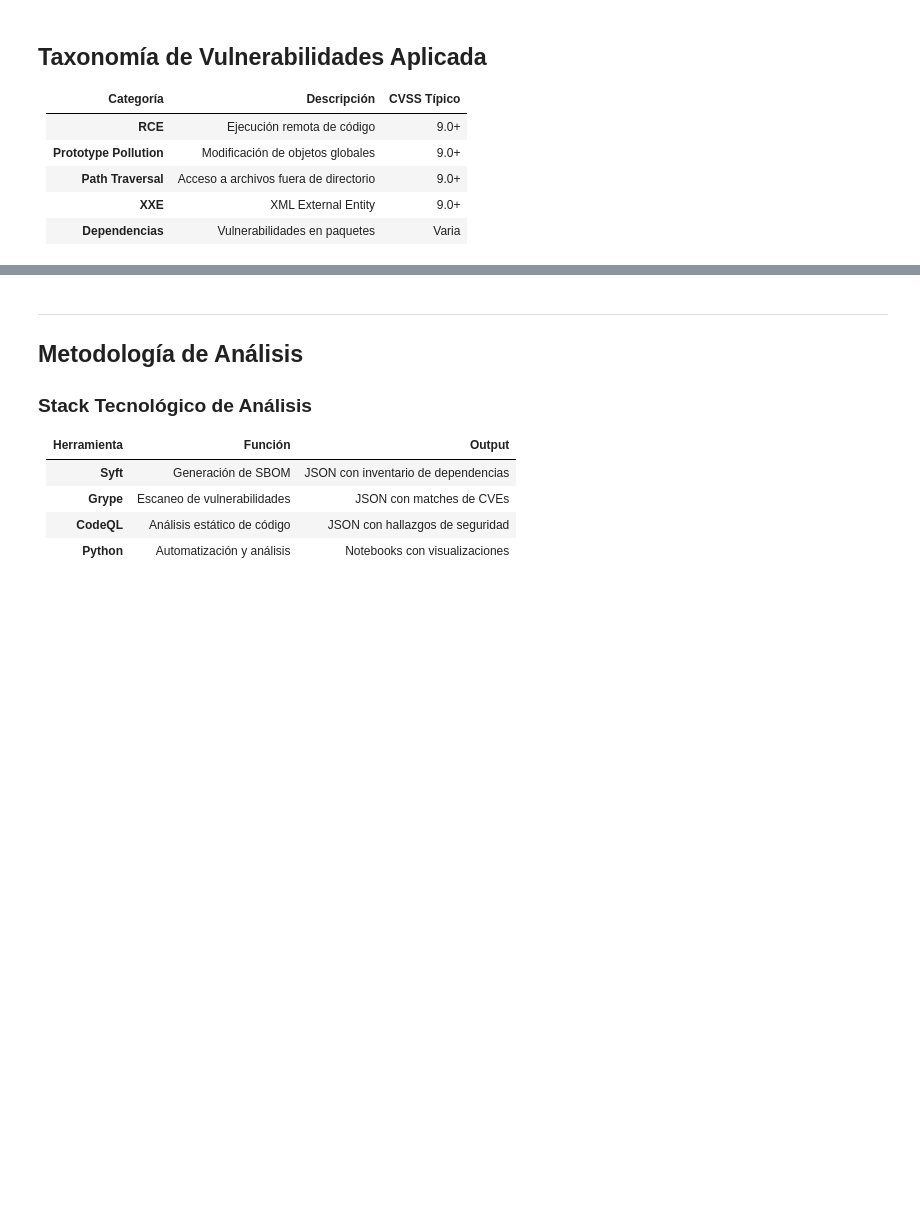
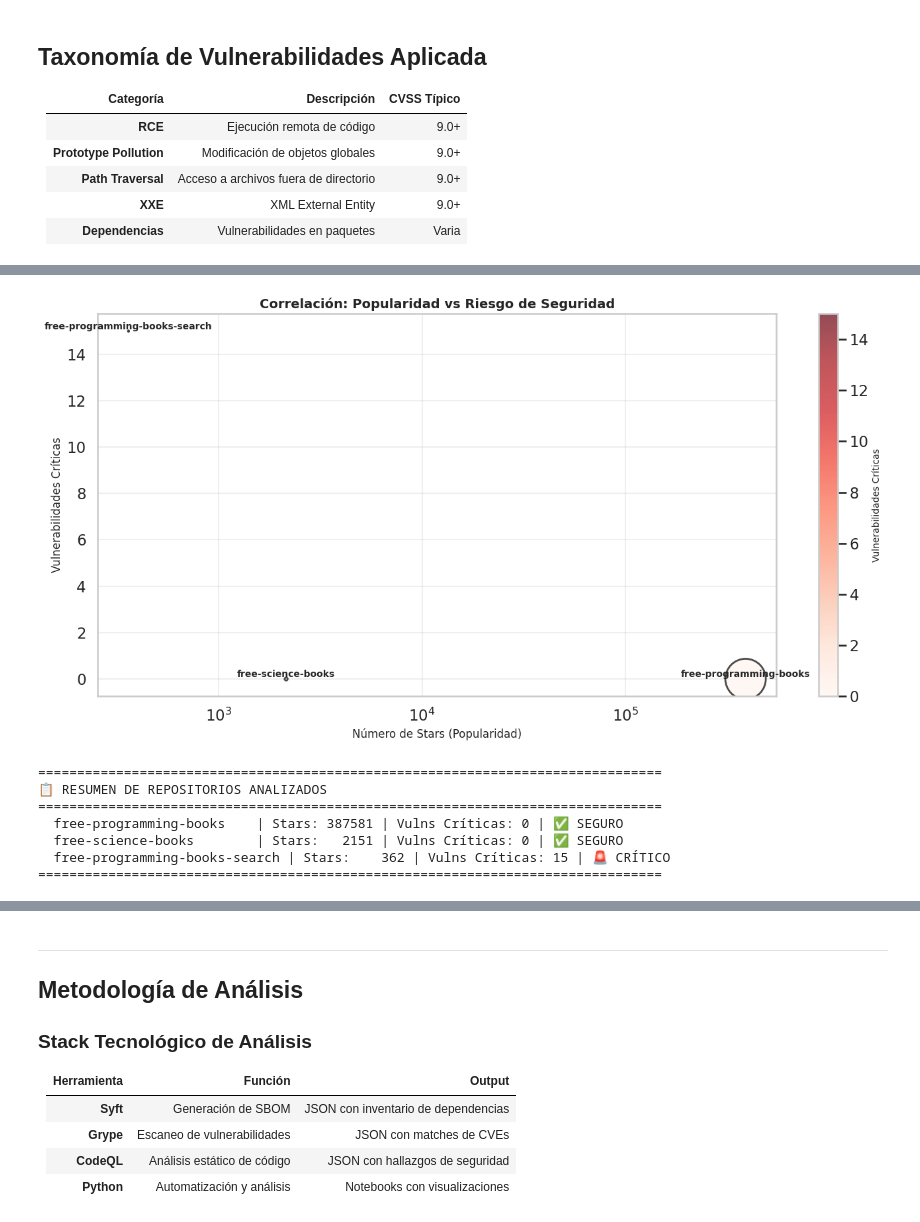
Before and after one commit to JoacoArriagada/ICC610-Proyecto, a Jupyter notebook: analyzer/analisis_vulnerabilidades.ipynb, the cells around one changed output, grey strips where cells are left out. Saved outputs shown, nothing was run; the diff lists cells and outputs as text; code cells hidden in the pictures; blank space fills up the shorter version.

```diff
--- a/analyzer/analisis_vulnerabilidades.ipynb
+++ b/analyzer/analisis_vulnerabilidades.ipynb
@@ -161,34 +189,43 @@ if REPOS_FILE.exists():
             row['name'],
             (row['stargazers_count'], row['Vulnerabilidades Críticas']),
             fontsize=10,
             ha='center',
             va='bottom',
             fontweight='bold'
         )
 
     ax.set_xlabel('Número de Stars (Popularidad)', fontsize=12)
     ax.set_ylabel('Vulnerabilidades Críticas', fontsize=12)
-    ax.set_title('🔗 Correlación: Popularidad vs Riesgo de Seguridad', fontsize=14, fontweight='bold')
+    ax.set_title('Correlación: Popularidad vs Riesgo de Seguridad', fontsize=14, fontweight='bold')
     ax.set_xscale('log')
     ax.grid(True, alpha=0.3)
 
     # Colorbar
     cbar = plt.colorbar(scatter)
     cbar.set_label('Vulnerabilidades Críticas', fontsize=10)
 
     plt.tight_layout()
     plt.show()
 
     # Mostrar tabla resumen
     print("\n" + "="*80)
     print("📋 RESUMEN DE REPOSITORIOS ANALIZADOS")
     print("="*80)
     for _, row in df_repos.iterrows():
         estado = "🚨 CRÍTICO" if row['Vulnerabilidades Críticas'] > 0 else "✅ SEGURO"
         print(f"  {row['name']:25} | Stars: {row['stargazers_count']:6} | Vulns Críticas: {row['Vulnerabilidades Críticas']} | {estado}")
     print("="*80)
 else:
     print("⚠️ No se encontró repos_activos.json")
+# %% [output]
+[figure, added]
+================================================================================
+📋 RESUMEN DE REPOSITORIOS ANALIZADOS
+================================================================================
+  free-programming-books    | Stars: 387581 | Vulns Críticas: 0 | ✅ SEGURO
+  free-science-books        | Stars:   2151 | Vulns Críticas: 0 | ✅ SEGURO
+  free-programming-books-search | Stars:    362 | Vulns Críticas: 15 | 🚨 CRÍTICO
+================================================================================
 # %%
 def load_cicd_issues(cicd_dir):
     """
```
Also changed, not shown: parts of 5 cells of this notebook, 12 other files.
